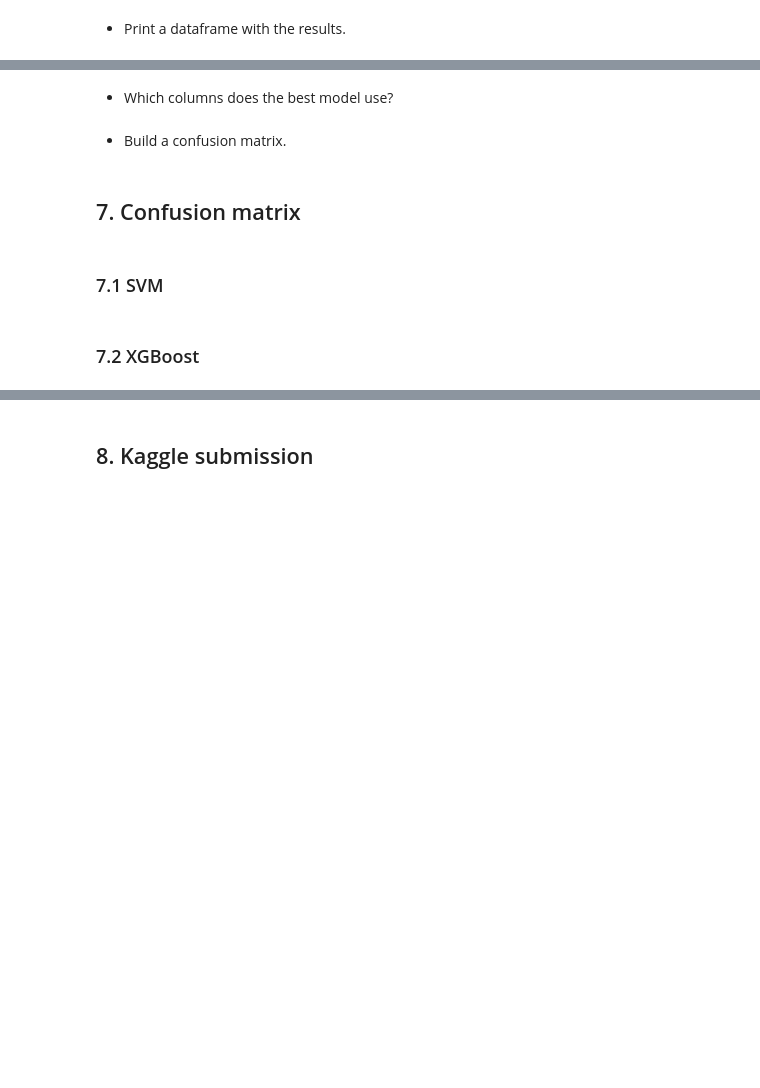
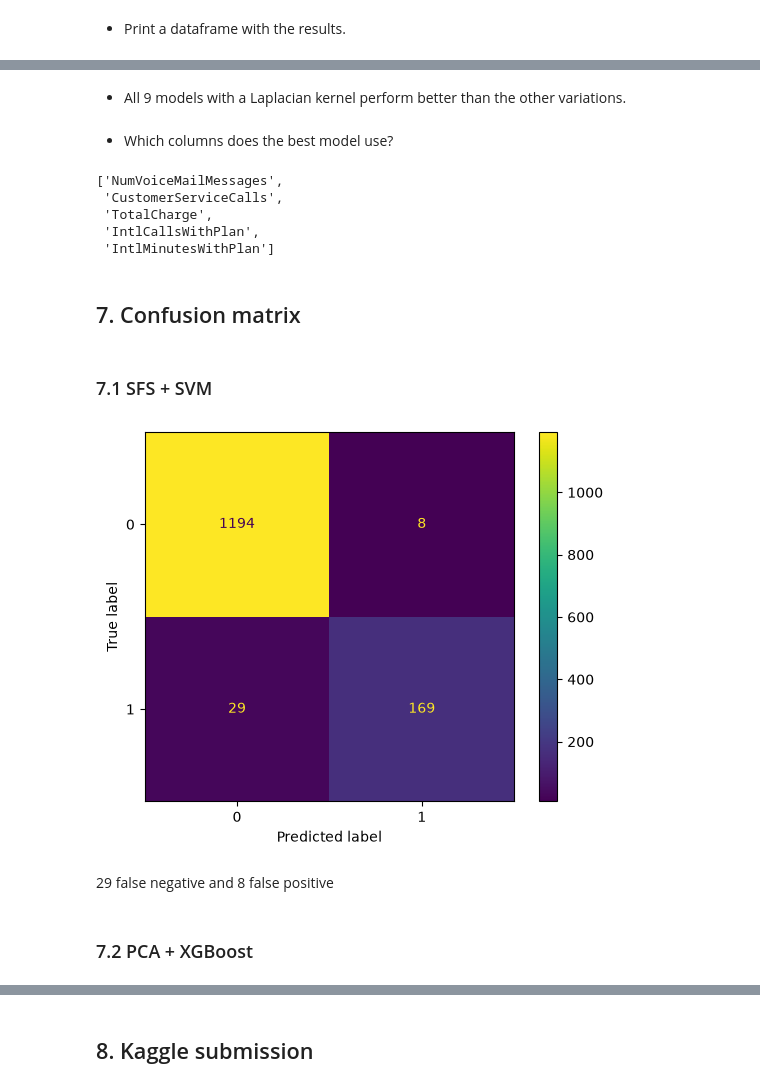
Before and after one commit to vinimsc/dat200-ca4, a Jupyter notebook: CA4-Group3.ipynb, the cells around one changed output, grey strips where cells are left out. Saved outputs shown, nothing was run; the diff lists cells and outputs as text; code cells hidden in the pictures; blank space fills up the shorter version.

```diff
--- a/CA4-Group3.ipynb
+++ b/CA4-Group3.ipynb
@@ -26,5 +28,5 @@ from sklearn.decomposition      import PCA
 # %% [markdown]
 ## 2. Reading data
 # %%
-df = pd.read_csv("dat-200-ca-4-h-2026/trainCA4DAT200.csv", index_col="CustomerId")
+df = pd.read_csv("data/trainCA4DAT200.csv", index_col="CustomerId")
 df.head()
@@ -451,22 +518,23 @@ candidates = (
         for C in [0.1, 1] for weight in [None, 'balanced']
     ]
     + [ # radial basis function kernel
-        ('rbf', f'C={C}, gamma={gamma}', SVC(kernel='rbf', C=C, gamma=gamma))
+        ('rbf', f'C={C}, gamma={gamma}',
+        SVC(kernel='rbf', C=C, gamma=gamma))
         for C in [10, 100] for gamma in [0.05, 0.1, 0.2]
     ]
     + [ # polynomial kernel
         ('poly', f'C={C}, degree={degree}',
-         SVC(kernel='poly', C=C, degree=degree, gamma=0.2, coef0=1))
-         for C in [1, 10] for degree in [2, 3]
+        SVC(kernel='poly', C=C, degree=degree, gamma=0.2, coef0=1))
+        for C in [1, 10] for degree in [2, 3]
     ]
     + [ # laplacian kernel
         ('laplacian', f'C={C}, gamma={gamma}',
-         SVC(kernel=laplacian(gamma), C=C))
+        SVC(kernel=laplacian(gamma), C=C))
         for C in [30, 100, 300] for gamma in [0.02, 0.05, 0.1]
     ]
 )
 
-search = GridSearchCV(
+svm_search = GridSearchCV(
     estimator=pipeline,
     param_grid=[
         {'select__estimator': [model], 'svm': [model]}
@@ -482,9 +550,9 @@ search = GridSearchCV(
     n_jobs=-1,
 ).fit(X, y)
 
-final_model = search.best_estimator_
+final_svm_model = svm_search.best_estimator_
 
-kernel, settings, _ = candidates[search.best_index_]
+kernel, settings, _ = candidates[svm_search.best_index_]
 print(f'Candidates: {len(candidates)}')
 print(f'Best: {kernel}, {settings}')
-print(f'CV F1 macro: {search.best_score_:.3f}')
+print(f'CV F1 macro: {svm_search.best_score_:.3f}')
@@ -504,7 +594,13 @@ results.round(3).reset_index(drop=True)
+# %% [markdown]
+* All 9 models with a Laplacian kernel perform better than the other variations.
 # %% [markdown]
 * Which columns does the best model use?
 # %%
-final_features = list(final_model['select'].get_feature_names_out(columns))
-final_features
+final_svm_features = list(final_svm_model['select'].get_feature_names_out(columns))
+final_svm_features
+# %% [output]
+['NumVoiceMailMessages',
+ 'CustomerServiceCalls',
+ 'TotalCharge',
+ 'IntlCallsWithPlan',
+ 'IntlMinutesWithPlan']
-# %% [markdown]
-* Build a confusion matrix.
@@ -525,19 +607,24 @@ pd.DataFrame(
 # %% [markdown]
 ## 7. Confusion matrix
 # %% [markdown]
-### 7.1 SVM
+### 7.1 SFS + SVM
 # %%
-X_final = X[final_features]
-X_train, X_test, y_train, y_test = train_test_split(X_final, y, test_size=0.4, stratify=y, random_state=42)
+X_svm = X[final_svm_features]
+X_train, X_test, y_train, y_test = train_test_split(X_svm, y, test_size=0.4, stratify=y, random_state=42)
 
 best_svm = SVC(kernel=laplacian(0.02), C=300)
 
 best_svm.fit(X_train, y_train)
 y_pred = best_svm.predict(X_test)
 
 cm = confusion_matrix(y_test, y_pred)
 visual = ConfusionMatrixDisplay(confusion_matrix=cm)
-visual.plot();
+visual.plot()
+plt.show()
+# %% [output]
+[figure, added]
+# %% [markdown]
+29 false negative and 8 false positive
 # %% [markdown]
-### 7.2 XGBoost
+### 7.2 PCA + XGBoost
 # %%
```
Also changed, not shown: parts of 27 cells of this notebook, 3 other files.
